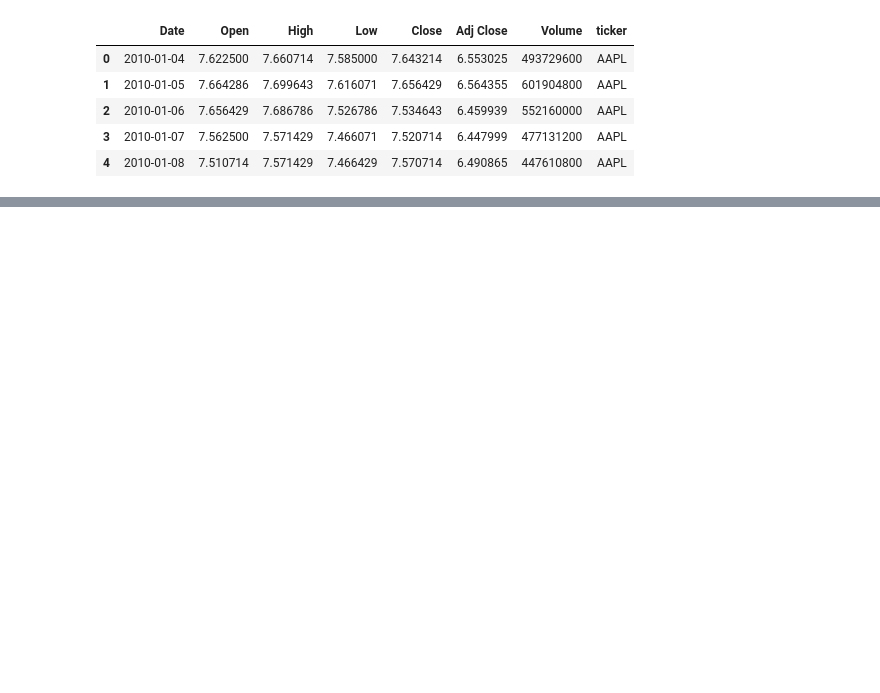
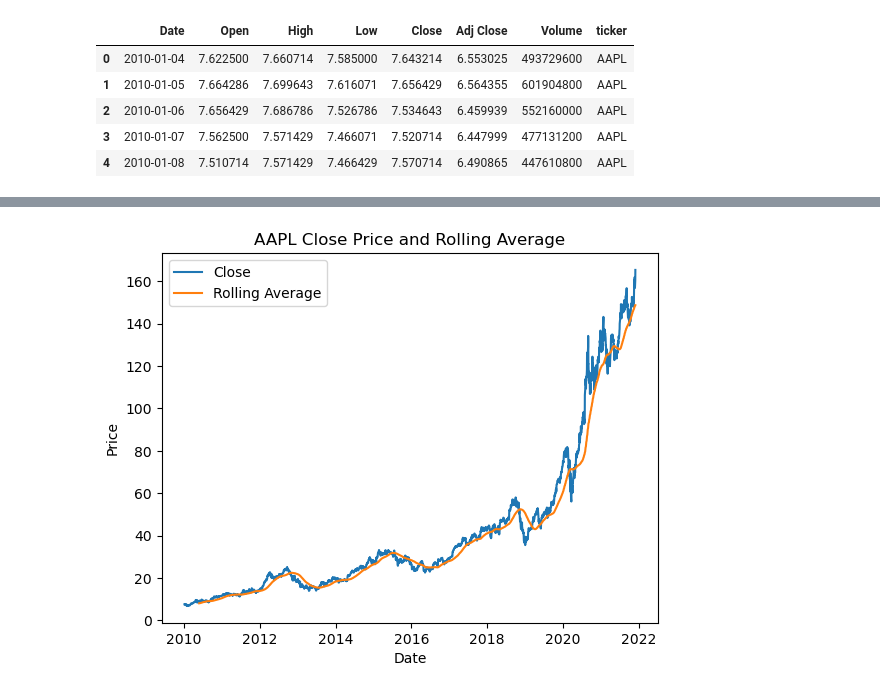
Before and after one commit to B-M-S-West/Tech-Stock-Price, a Jupyter notebook: Tech-Stock.ipynb, the cells around one changed output, grey strips where cells are left out. Saved outputs shown, nothing was run; the diff lists cells and outputs as text; code cells hidden in the pictures; blank space fills up the shorter version.

Commit message:
Update to project file to include rolling average

```diff
--- a/Tech-Stock.ipynb
+++ b/Tech-Stock.ipynb
@@ -57,0 +59,21 @@ plt.show()
+# %%
+# select a ticker and show the rolling average against the closing price
+ticker = 'AAPL'
+
+# filter for the ticker
+df = df[df['ticker'] == ticker]
+
+# calculate the rolling average of the Close column
+rolling_average = df['Close'].rolling(window=100).mean()
+
+# plot the rolling average and close price on the same graph
+fig, ax = plt.subplots()
+ax.plot(df['Date'], df['Close'], label='Close')
+ax.plot(df['Date'], rolling_average, label='Rolling Average')
+plt.title(f'{ticker} Close Price and Rolling Average')
+plt.xlabel('Date')
+plt.ylabel('Price')
+plt.legend(loc='best')
+plt.show()
+# %% [output]
+[figure, added]
```
Also changed, not shown: parts of 3 cells of this notebook.
